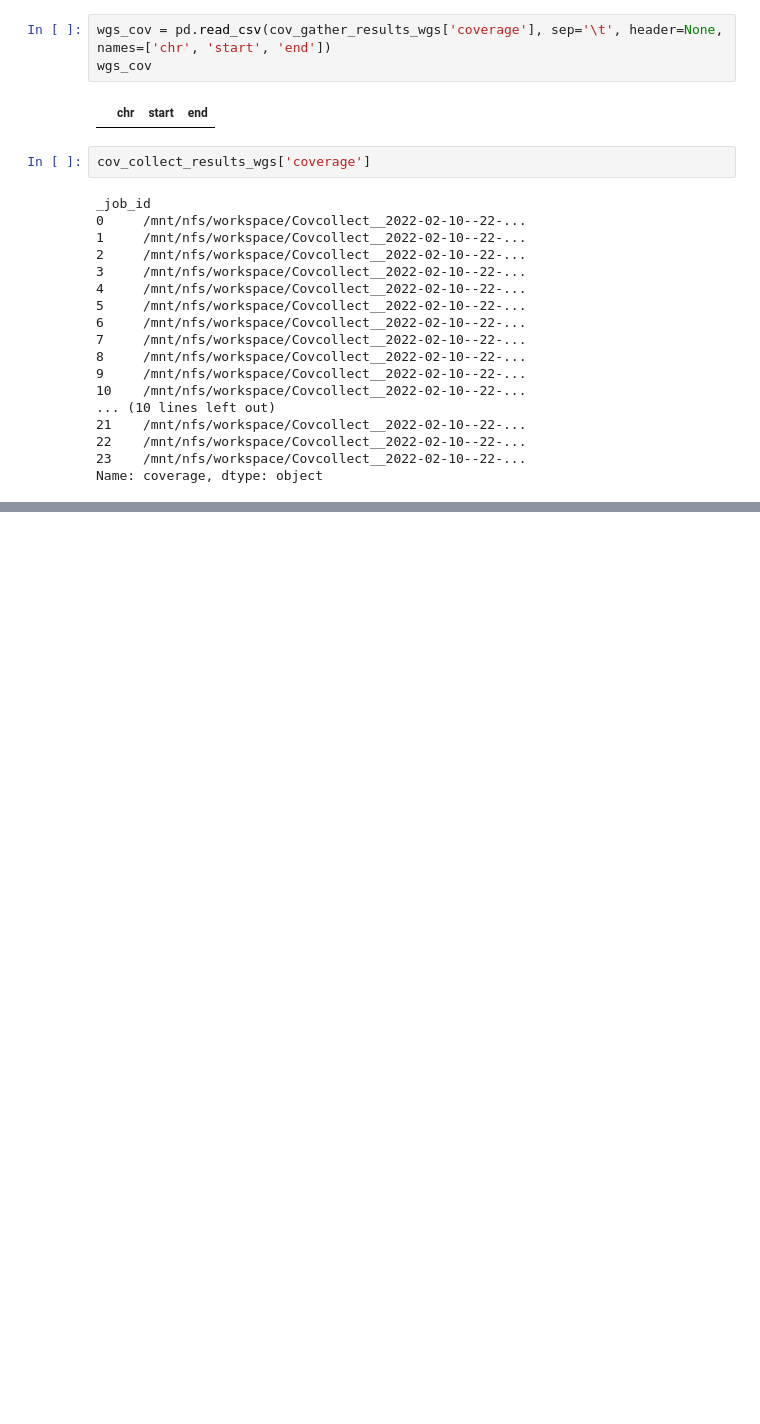
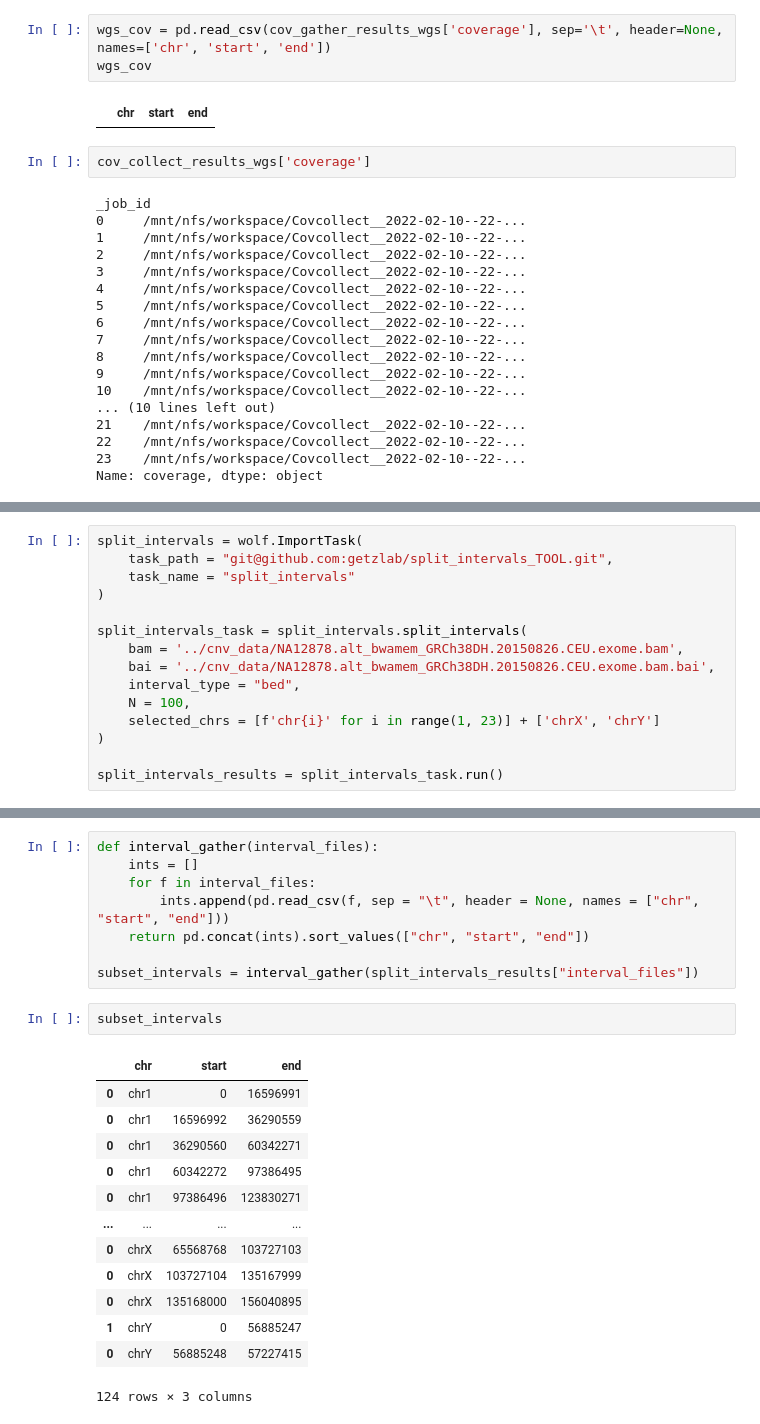
Before and after one commit to ConorMesser/cnv_suite, a Jupyter notebook: test_profile_and_coverage.ipynb, the cells around one changed output, grey strips where cells are left out. Saved outputs shown, nothing was run; the diff lists cells and outputs as text; blank space fills up the shorter version.

```diff
--- a/test_profile_and_coverage.ipynb
+++ b/test_profile_and_coverage.ipynb
@@ -758,0 +763,15 @@ Name: coverage, dtype: object
+# %%
+split_intervals = wolf.ImportTask(
+    task_path = "git@github.com:getzlab/split_intervals_TOOL.git",
+    task_name = "split_intervals"
+)
+
+split_intervals_task = split_intervals.split_intervals(
+    bam = '../cnv_data/NA12878.alt_bwamem_GRCh38DH.20150826.CEU.exome.bam',
+    bai = '../cnv_data/NA12878.alt_bwamem_GRCh38DH.20150826.CEU.exome.bam.bai',
+    interval_type = "bed",
+    N = 100,
+    selected_chrs = [f'chr{i}' for i in range(1, 23)] + ['chrX', 'chrY']
+)
+
+split_intervals_results = split_intervals_task.run()
@@ -758,0 +816,24 @@ Name: coverage, dtype: object
+# %%
+def interval_gather(interval_files):
+    ints = []
+    for f in interval_files:
+        ints.append(pd.read_csv(f, sep = "\t", header = None, names = ["chr", "start", "end"]))
+    return pd.concat(ints).sort_values(["chr", "start", "end"])
+
+subset_intervals = interval_gather(split_intervals_results["interval_files"])
+# %%
+subset_intervals
+# %% [output]
+|  | chr | start | end |
+| 0 | chr1 | 0 | 16596991 |
+| 0 | chr1 | 16596992 | 36290559 |
+| 0 | chr1 | 36290560 | 60342271 |
+| 0 | chr1 | 60342272 | 97386495 |
+| 0 | chr1 | 97386496 | 123830271 |
+| ... | ... | ... | ... |
+| 0 | chrX | 65568768 | 103727103 |
+| 0 | chrX | 103727104 | 135167999 |
+| 0 | chrX | 135168000 | 156040895 |
+| 1 | chrY | 0 | 56885247 |
+| 0 | chrY | 56885248 | 57227415 |
+124 rows × 3 columns
```
Also changed, not shown: parts of 6 cells of this notebook, 1 other file.
